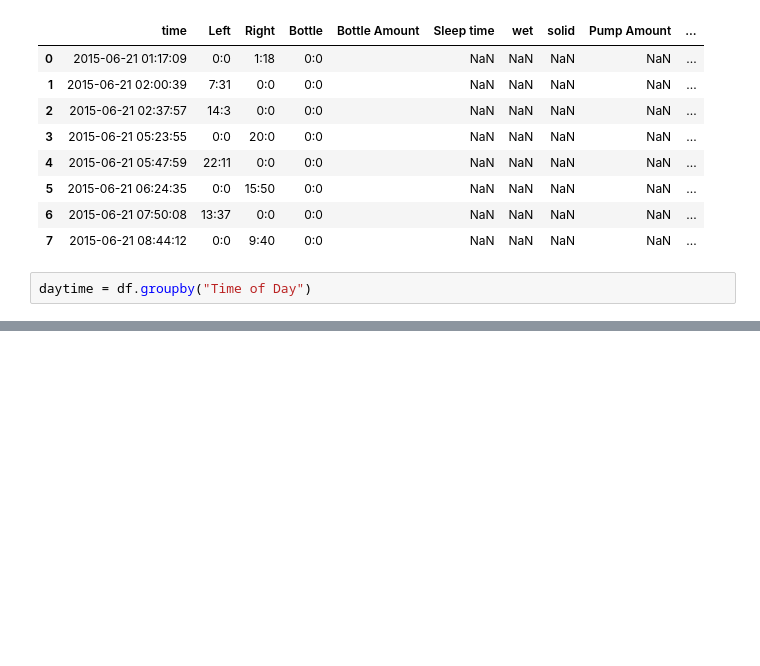
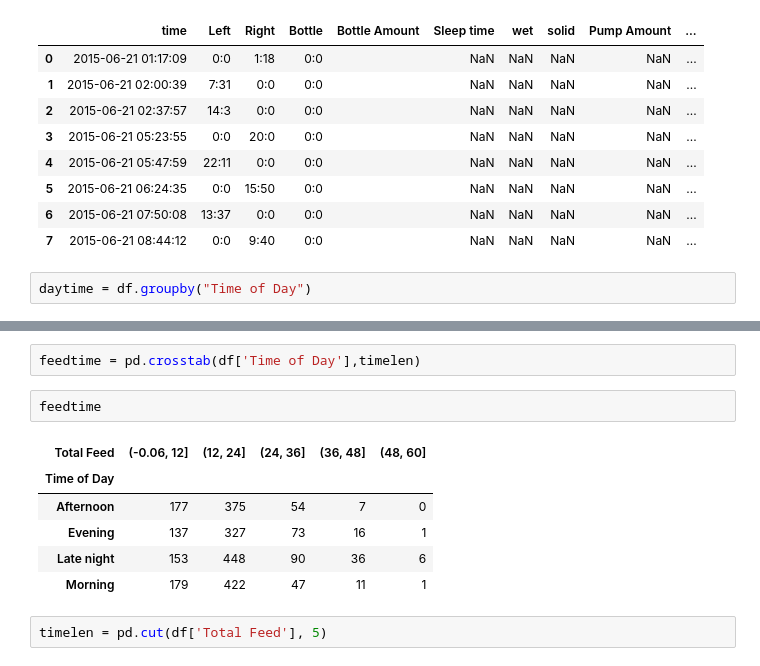
Before and after one commit to randirl17/FeedingTimes, a Jupyter notebook: nursing.ipynb, the cells around one changed output, grey strips where cells are left out. Cells and saved outputs as stored; diff of their text form; blank space fills up the shorter version.

```diff
--- a/nursing.ipynb
+++ b/nursing.ipynb
@@ -272,0 +293,13 @@ AttributeError: Unknown property index
+# %%
+feedtime = pd.crosstab(df['Time of Day'],timelen)
+# %%
+feedtime
+# %% [output]
+| Total Feed | (-0.06, 12] | (12, 24] | (24, 36] | (36, 48] | (48, 60] |
+| Time of Day |  |  |  |  |  |
+| Afternoon | 177 | 375 | 54 | 7 | 0 |
+| Evening | 137 | 327 | 73 | 16 | 1 |
+| Late night | 153 | 448 | 90 | 36 | 6 |
+| Morning | 179 | 422 | 47 | 11 | 1 |
+# %%
+timelen = pd.cut(df['Total Feed'], 5)
```
Also changed, not shown: parts of 7 cells of this notebook.
